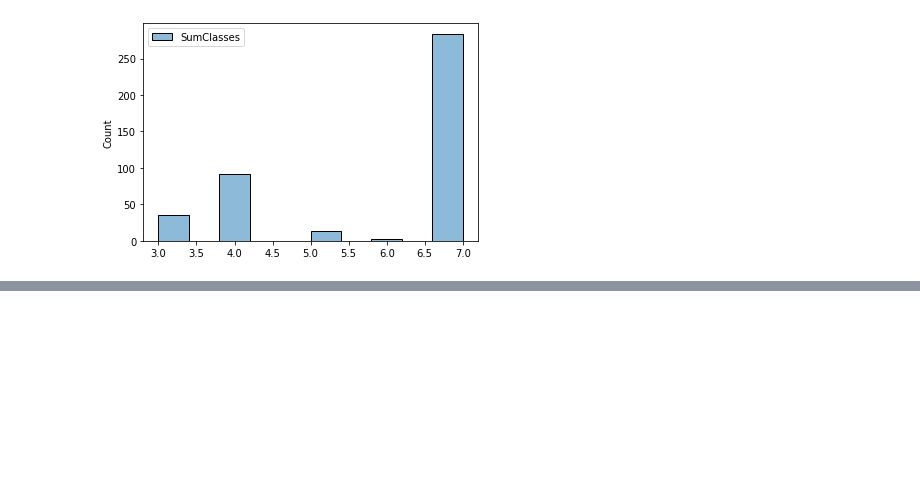
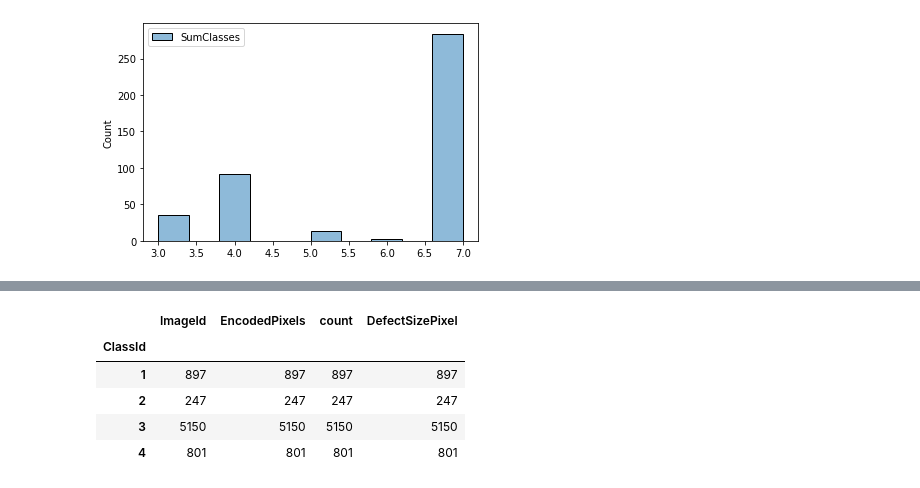
Before and after one commit to mic1899/CapstoneProject_SteelDefectDetection, a Jupyter notebook: 00_first-EDA.ipynb, the cells around one changed output, grey strips where cells are left out. Cells and saved outputs as stored; diff of their text form; code cells hidden in the pictures; blank space fills up the shorter version.

```diff
--- a/00_first-EDA.ipynb
+++ b/00_first-EDA.ipynb
@@ -273,0 +371,10 @@ a
+# %%
+counts = df.groupby('ClassId').count()
+counts.head()
+# %% [output]
+|  | ImageId | EncodedPixels | count | DefectSizePixel |
+| ClassId |  |  |  |  |
+| 1 | 897 | 897 | 897 | 897 |
+| 2 | 247 | 247 | 247 | 247 |
+| 3 | 5150 | 5150 | 5150 | 5150 |
+| 4 | 801 | 801 | 801 | 801 |
```
Also changed, not shown: parts of 20 cells of this notebook.
